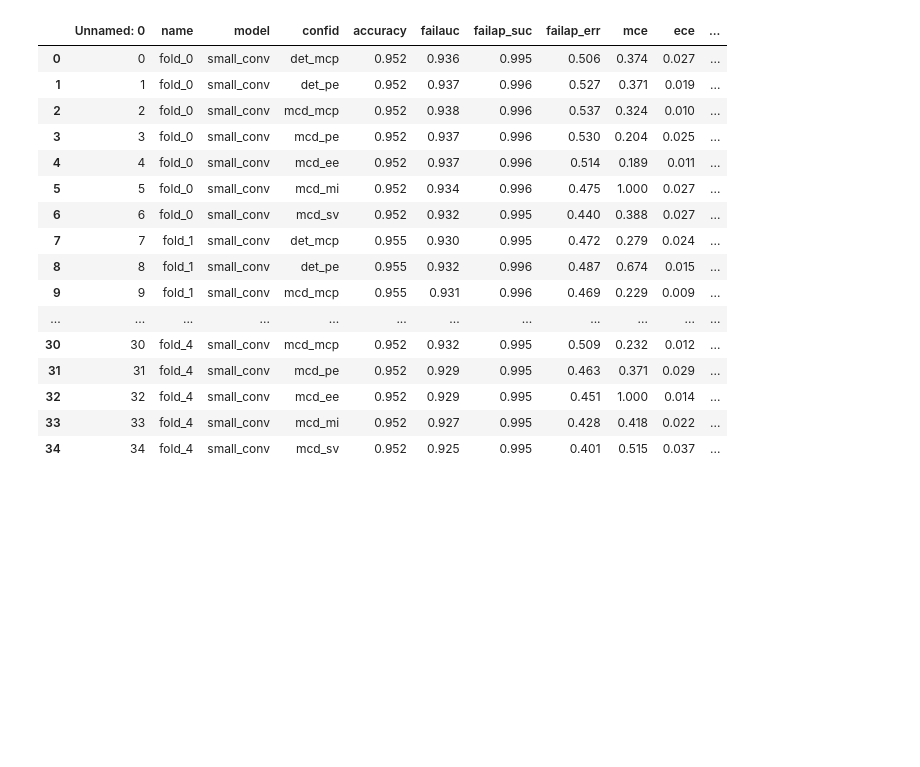
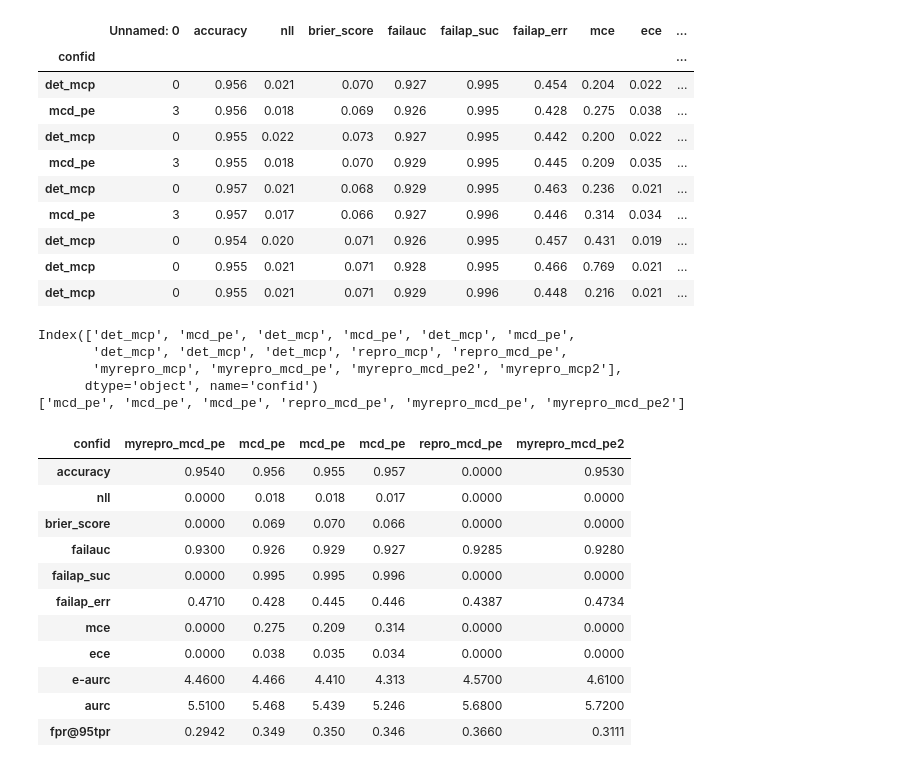
Before and after one commit to IML-DKFZ/fd-shifts, a Jupyter notebook: notebooks/analysis.ipynb, the cells around one changed output. Saved outputs shown, nothing was run; the diff lists cells and outputs as text; code cells hidden in the pictures; blank space fills up the shorter version.

```diff
--- a/notebooks/analysis.ipynb
+++ b/notebooks/analysis.ipynb
@@ -4,21 +0,0 @@ in_path = "/Users/Paul/research/files/metrics.csv"
-# %%
-df = pd.read_csv(in_path)
-df
-# %% [output]
-|  | Unnamed: 0 | name | model | confid | accuracy | failauc | failap_suc | failap_err | mce | ece | ... |
-| 0 | 0 | fold_0 | small_conv | det_mcp | 0.952 | 0.936 | 0.995 | 0.506 | 0.374 | 0.027 | ... |
-| 1 | 1 | fold_0 | small_conv | det_pe | 0.952 | 0.937 | 0.996 | 0.527 | 0.371 | 0.019 | ... |
-| 2 | 2 | fold_0 | small_conv | mcd_mcp | 0.952 | 0.938 | 0.996 | 0.537 | 0.324 | 0.010 | ... |
-| 3 | 3 | fold_0 | small_conv | mcd_pe | 0.952 | 0.937 | 0.996 | 0.530 | 0.204 | 0.025 | ... |
-| 4 | 4 | fold_0 | small_conv | mcd_ee | 0.952 | 0.937 | 0.996 | 0.514 | 0.189 | 0.011 | ... |
-| 5 | 5 | fold_0 | small_conv | mcd_mi | 0.952 | 0.934 | 0.996 | 0.475 | 1.000 | 0.027 | ... |
-| 6 | 6 | fold_0 | small_conv | mcd_sv | 0.952 | 0.932 | 0.995 | 0.440 | 0.388 | 0.027 | ... |
-| 7 | 7 | fold_1 | small_conv | det_mcp | 0.955 | 0.930 | 0.995 | 0.472 | 0.279 | 0.024 | ... |
-| 8 | 8 | fold_1 | small_conv | det_pe | 0.955 | 0.932 | 0.996 | 0.487 | 0.674 | 0.015 | ... |
-| 9 | 9 | fold_1 | small_conv | mcd_mcp | 0.955 | 0.931 | 0.996 | 0.469 | 0.229 | 0.009 | ... |
-| ... | ... | ... | ... | ... | ... | ... | ... | ... | ... | ... | ... |
-| 30 | 30 | fold_4 | small_conv | mcd_mcp | 0.952 | 0.932 | 0.995 | 0.509 | 0.232 | 0.012 | ... |
-| 31 | 31 | fold_4 | small_conv | mcd_pe | 0.952 | 0.929 | 0.995 | 0.463 | 0.371 | 0.029 | ... |
-| 32 | 32 | fold_4 | small_conv | mcd_ee | 0.952 | 0.929 | 0.995 | 0.451 | 1.000 | 0.014 | ... |
-| 33 | 33 | fold_4 | small_conv | mcd_mi | 0.952 | 0.927 | 0.995 | 0.428 | 0.418 | 0.022 | ... |
-| 34 | 34 | fold_4 | small_conv | mcd_sv | 0.952 | 0.925 | 0.995 | 0.401 | 0.515 | 0.037 | ... |
@@ -24,0 +23,23 @@ df
+# %%
+# df_confid = df.groupby("confid", as_index=True).mean().round(3)
+# select_df =df_confid[(df_confid.index=="det_mcp") | (df_confid.index == "mcd_pe")]
+# select_df
+
+df_confid = df.round(3)
+select_df =df_confid[(df_confid.confid=="det_mcp") | (df_confid.confid == "mcd_pe")]
+select_df = select_df.drop("name", axis=1)
+select_df = select_df.drop("model", axis=1)
+select_df = select_df.set_index("confid")
+select_df
+# %% [output]
+|  | Unnamed: 0 | accuracy | nll | brier_score | failauc | failap_suc | failap_err | mce | ece | ... |
+| confid |  |  |  |  |  |  |  |  |  | ... |
+| det_mcp | 0 | 0.956 | 0.021 | 0.070 | 0.927 | 0.995 | 0.454 | 0.204 | 0.022 | ... |
+| mcd_pe | 3 | 0.956 | 0.018 | 0.069 | 0.926 | 0.995 | 0.428 | 0.275 | 0.038 | ... |
+| det_mcp | 0 | 0.955 | 0.022 | 0.073 | 0.927 | 0.995 | 0.442 | 0.200 | 0.022 | ... |
+| mcd_pe | 3 | 0.955 | 0.018 | 0.070 | 0.929 | 0.995 | 0.445 | 0.209 | 0.035 | ... |
+| det_mcp | 0 | 0.957 | 0.021 | 0.068 | 0.929 | 0.995 | 0.463 | 0.236 | 0.021 | ... |
+| mcd_pe | 3 | 0.957 | 0.017 | 0.066 | 0.927 | 0.996 | 0.446 | 0.314 | 0.034 | ... |
+| det_mcp | 0 | 0.954 | 0.020 | 0.071 | 0.926 | 0.995 | 0.457 | 0.431 | 0.019 | ... |
+| det_mcp | 0 | 0.955 | 0.021 | 0.071 | 0.928 | 0.995 | 0.466 | 0.769 | 0.021 | ... |
+| det_mcp | 0 | 0.955 | 0.021 | 0.071 | 0.929 | 0.996 | 0.448 | 0.216 | 0.021 | ... |
@@ -24,0 +56,22 @@ df
+# %%
+print(tr_df.columns)
+print([c for c in tr_df.columns if "pe" in c])
+tr_df[set([c for c in tr_df.columns if "pe" in c])]
+# %% [output]
+Index(['det_mcp', 'mcd_pe', 'det_mcp', 'mcd_pe', 'det_mcp', 'mcd_pe',
+       'det_mcp', 'det_mcp', 'det_mcp', 'repro_mcp', 'repro_mcd_pe',
+       'myrepro_mcp', 'myrepro_mcd_pe', 'myrepro_mcd_pe2', 'myrepro_mcp2'],
+      dtype='object', name='confid')
+['mcd_pe', 'mcd_pe', 'mcd_pe', 'repro_mcd_pe', 'myrepro_mcd_pe', 'myrepro_mcd_pe2']
+| confid | myrepro_mcd_pe | mcd_pe | mcd_pe | mcd_pe | repro_mcd_pe | myrepro_mcd_pe2 |
+| accuracy | 0.9540 | 0.956 | 0.955 | 0.957 | 0.0000 | 0.9530 |
+| nll | 0.0000 | 0.018 | 0.018 | 0.017 | 0.0000 | 0.0000 |
+| brier_score | 0.0000 | 0.069 | 0.070 | 0.066 | 0.0000 | 0.0000 |
+| failauc | 0.9300 | 0.926 | 0.929 | 0.927 | 0.9285 | 0.9280 |
+| failap_suc | 0.0000 | 0.995 | 0.995 | 0.996 | 0.0000 | 0.0000 |
+| failap_err | 0.4710 | 0.428 | 0.445 | 0.446 | 0.4387 | 0.4734 |
+| mce | 0.0000 | 0.275 | 0.209 | 0.314 | 0.0000 | 0.0000 |
+| ece | 0.0000 | 0.038 | 0.035 | 0.034 | 0.0000 | 0.0000 |
+| e-aurc | 4.4600 | 4.466 | 4.410 | 4.313 | 4.5700 | 4.6100 |
+| aurc | 5.5100 | 5.468 | 5.439 | 5.246 | 5.6800 | 5.7200 |
+| fpr@95tpr | 0.2942 | 0.349 | 0.350 | 0.346 | 0.3660 | 0.3111 |
```
Also changed, not shown: parts of 11 cells of this notebook, 8 other files.
